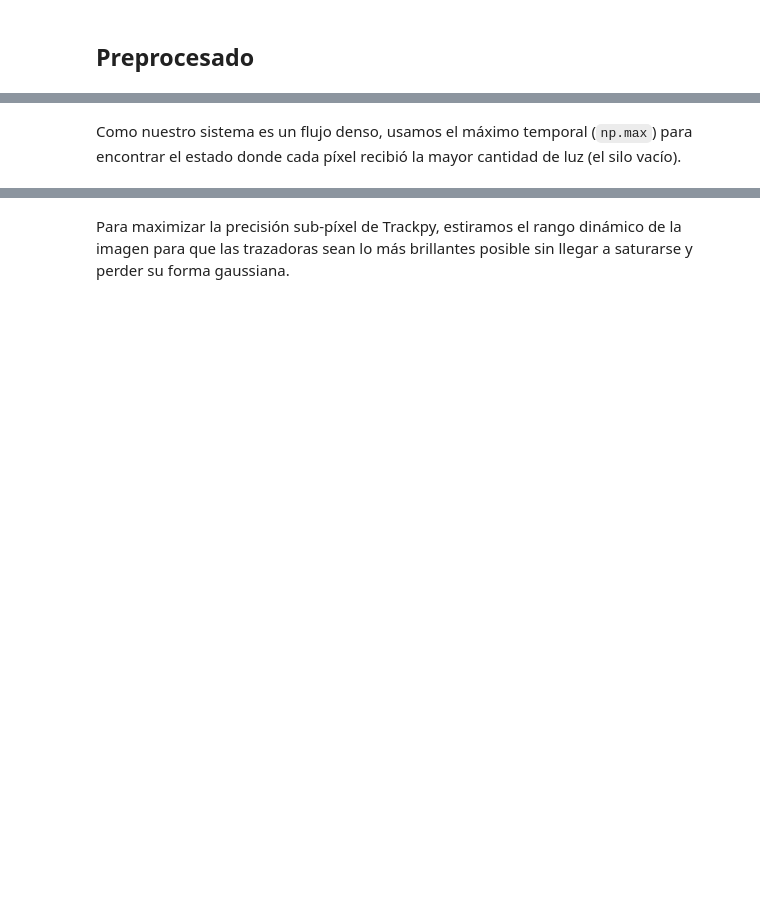
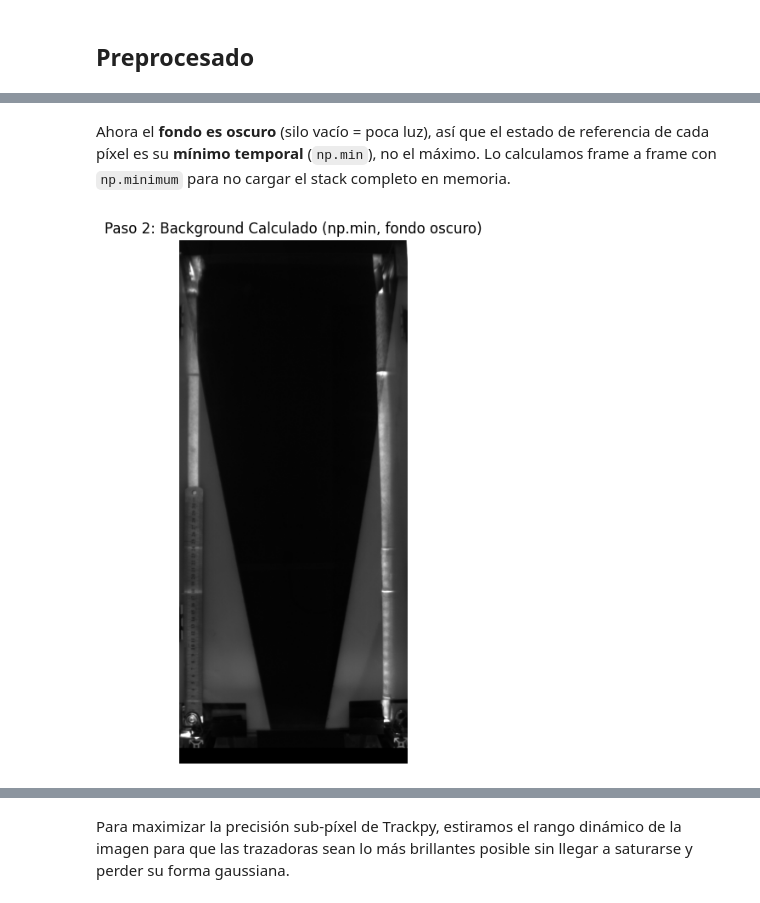
Before and after one commit to LijsTh/Hidrogel-Lab, a Jupyter notebook: notebooks/01_velocity_pipeline.ipynb, the cells around one changed output, grey strips where cells are left out. Drawn from its saved outputs; the diff is of its cells as text; code cells hidden in the pictures; blank space fills up the shorter version.

```diff
--- a/notebooks/01_velocity_pipeline.ipynb
+++ b/notebooks/01_velocity_pipeline.ipynb
@@ -52,10 +69,15 @@ plt.show()
 # %% [markdown]
-Como nuestro sistema es un flujo denso, usamos el máximo temporal (`np.max`) para encontrar el estado donde cada píxel recibió la mayor cantidad de luz (el silo vacío).
+Ahora el **fondo es oscuro** (silo vacío = poca luz), así que el estado de referencia de cada píxel es su **mínimo temporal** (`np.min`), no el máximo. Lo calculamos frame a frame con `np.minimum` para no cargar el stack completo en memoria.
 # %%
-# Buscamos el estado más iluminado de cada píxel en el tiempo
-background = np.max(frames, axis=0)
+# Background = mínimo temporal de cada píxel (silo vacío = oscuro). Streaming con np.minimum.
+background = load_frame(0)
+for i in range(1, n_frames):
+    np.minimum(background, load_frame(i), out=background)
+
 plt.figure(figsize=(6, 8))
 plt.imshow(background, cmap="gray")
-plt.title("Paso 2: Background Calculado (np.max)")
+plt.title("Paso 2: Background Calculado (np.min, fondo oscuro)")
 plt.axis("off")
 plt.show()
+# %% [output]
+[figure, added]
```
Also changed, not shown: parts of 23 cells of this notebook, 2 other files.
